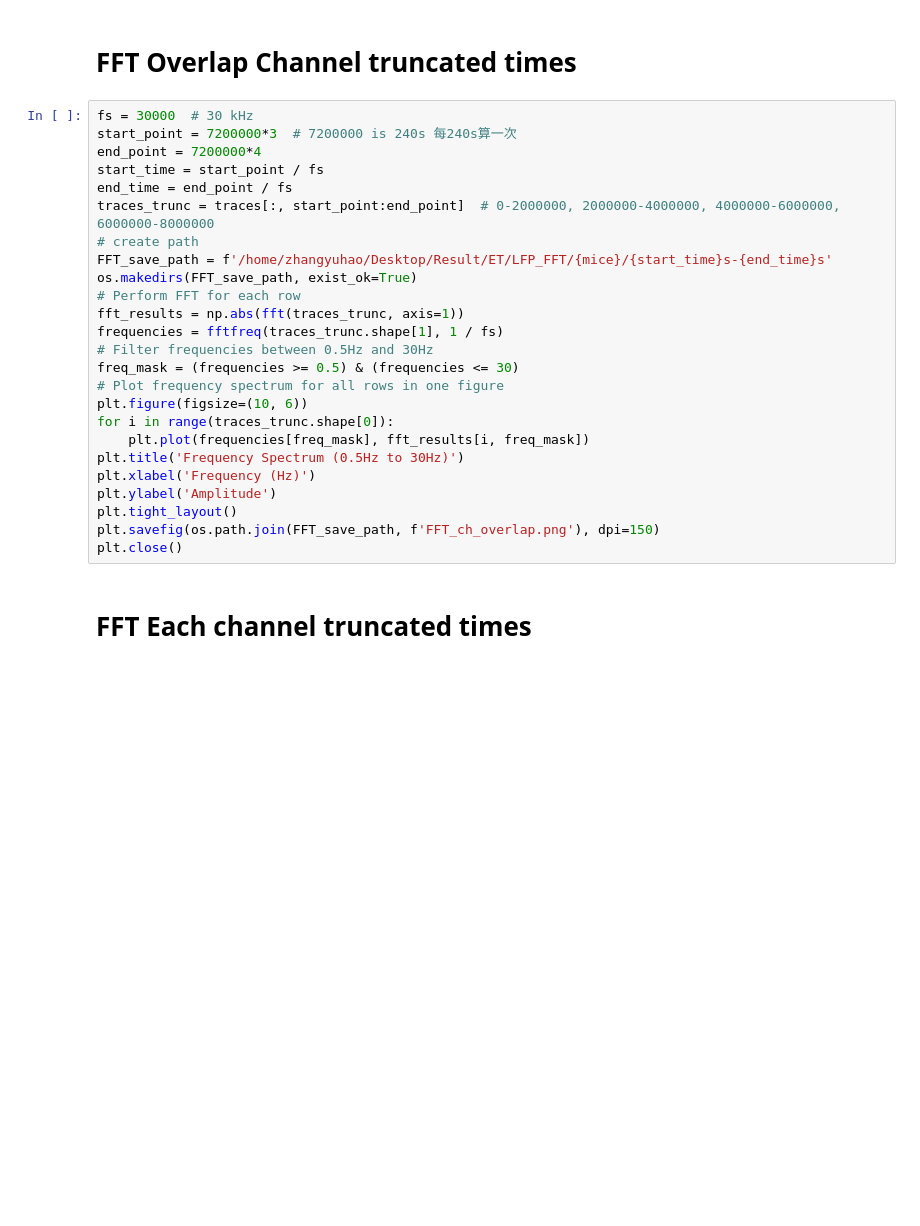
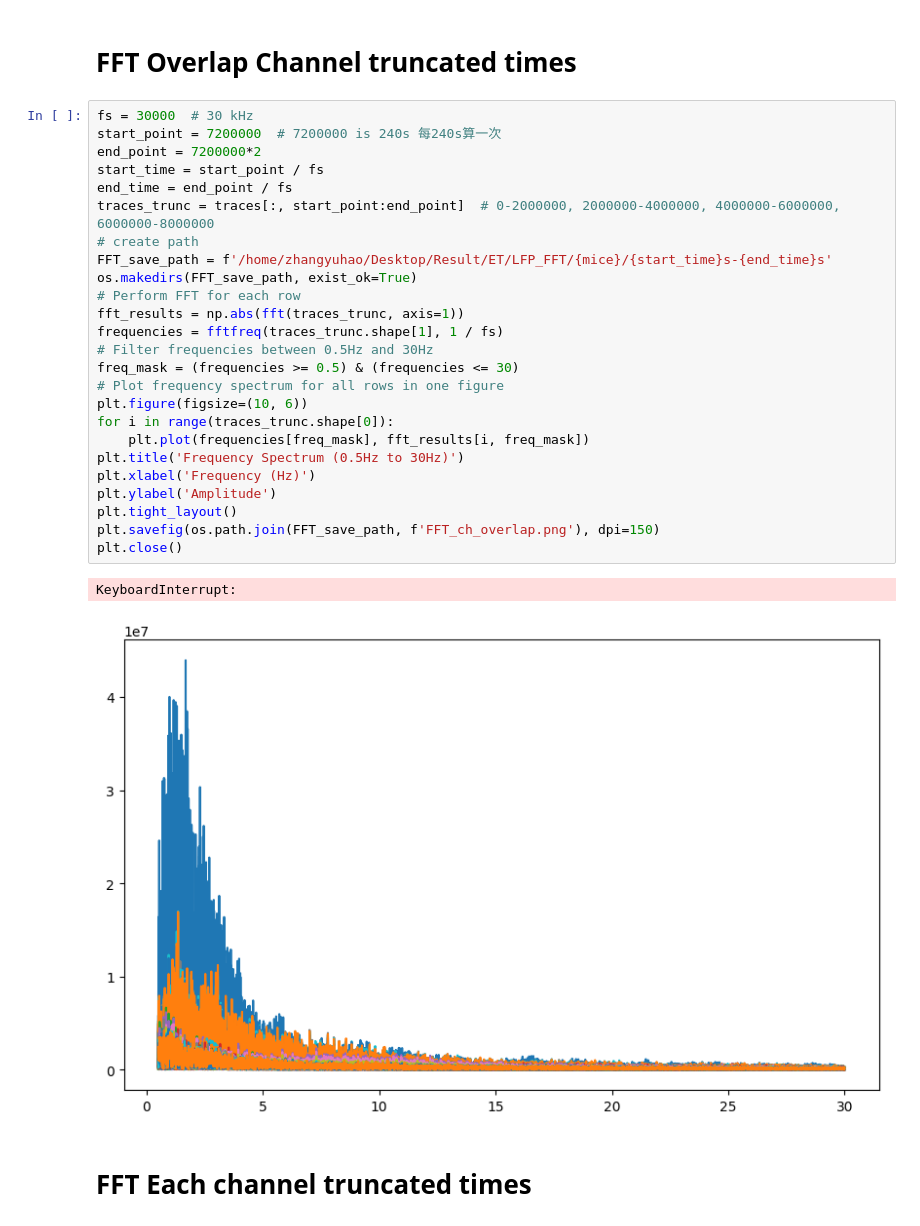
Before and after one commit to logic-uni/ET_data_analysis, a Jupyter notebook: Oscillation/LFP_FFT_NP2.ipynb, the cells around one changed output. Saved outputs shown, nothing was run; the diff lists cells and outputs as text; blank space fills up the shorter version.

```diff
--- a/Oscillation/LFP_FFT_NP2.ipynb
+++ b/Oscillation/LFP_FFT_NP2.ipynb
@@ -57,29 +57,32 @@ array([[-7, -4, -5, ...,  3,  3,  3],
 # FFT Overlap Channel truncated times
 # %%
 fs = 30000  # 30 kHz
-start_point = 7200000*3  # 7200000 is 240s 每240s算一次
-end_point = 7200000*4
+start_point = 7200000  # 7200000 is 240s 每240s算一次
+end_point = 7200000*2
 start_time = start_point / fs
 end_time = end_point / fs
 traces_trunc = traces[:, start_point:end_point]  # 0-2000000, 2000000-4000000, 4000000-6000000, 6000000-8000000
 # create path
 FFT_save_path = f'/home/zhangyuhao/Desktop/Result/ET/LFP_FFT/{mice}/{start_time}s-{end_time}s'
 os.makedirs(FFT_save_path, exist_ok=True)
 # Perform FFT for each row
 fft_results = np.abs(fft(traces_trunc, axis=1))
 frequencies = fftfreq(traces_trunc.shape[1], 1 / fs)
 # Filter frequencies between 0.5Hz and 30Hz
 freq_mask = (frequencies >= 0.5) & (frequencies <= 30)
 # Plot frequency spectrum for all rows in one figure
 plt.figure(figsize=(10, 6))
 for i in range(traces_trunc.shape[0]):
     plt.plot(frequencies[freq_mask], fft_results[i, freq_mask])
 plt.title('Frequency Spectrum (0.5Hz to 30Hz)')
 plt.xlabel('Frequency (Hz)')
 plt.ylabel('Amplitude')
 plt.tight_layout()
 plt.savefig(os.path.join(FFT_save_path, f'FFT_ch_overlap.png'), dpi=150)
 plt.close()
+# %% [output]
+KeyboardInterrupt:
+[figure, added]
 # %% [markdown]
 # FFT Each channel truncated times
 # %%
```
Also changed, not shown: parts of 2 cells of this notebook, 3 other files.
